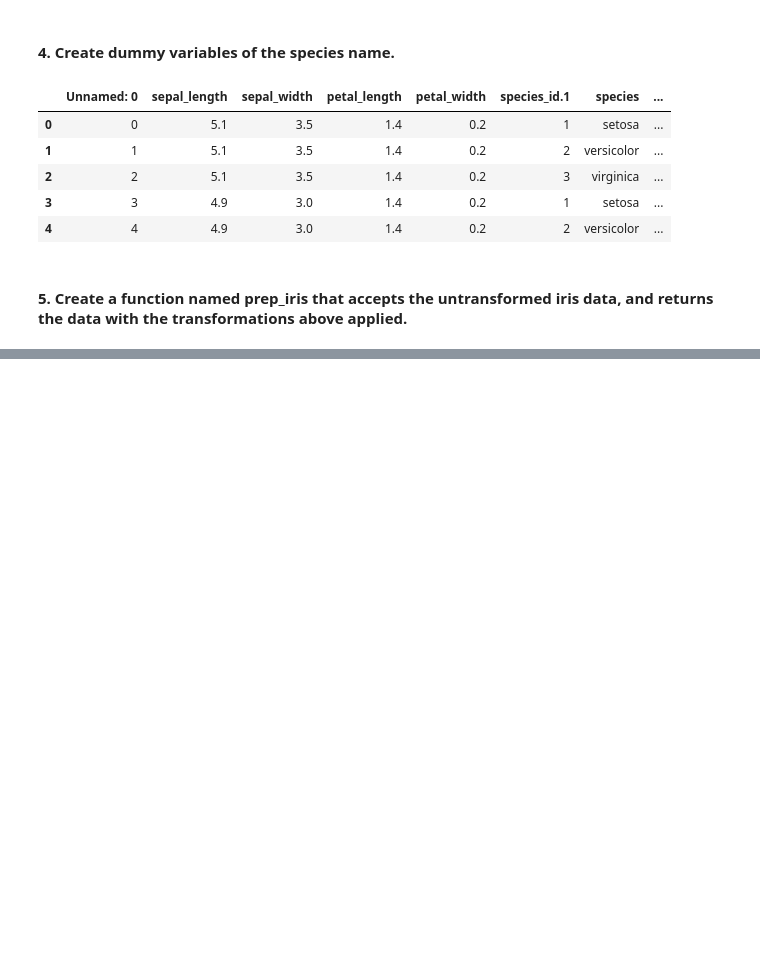
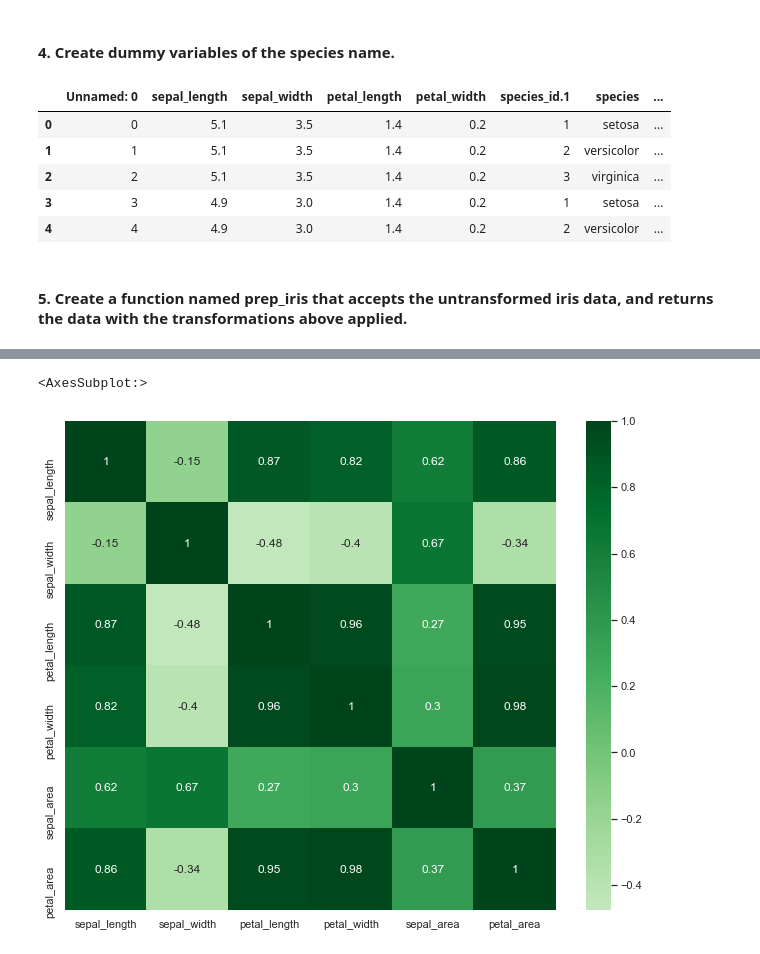
Before and after one commit to justin-m-sullivan/classification-exercises, a Jupyter notebook: classification_exercises.ipynb, the cells around one changed output, grey strips where cells are left out. Cells and saved outputs as stored; diff of their text form; code cells hidden in the pictures; blank space fills up the shorter version.

```diff
--- a/classification_exercises.ipynb
+++ b/classification_exercises.ipynb
@@ -325,0 +445,2 @@ prep_iris(df)
+# %%
+correlation = train.corr()
@@ -325,0 +457,5 @@ prep_iris(df)
+# %%
+sns.heatmap(correlation, cmap='Greens', center=0, annot=True)
+# %% [output]
+<AxesSubplot:>
+[figure, added]
```
Also changed, not shown: parts of 34 cells of this notebook.
